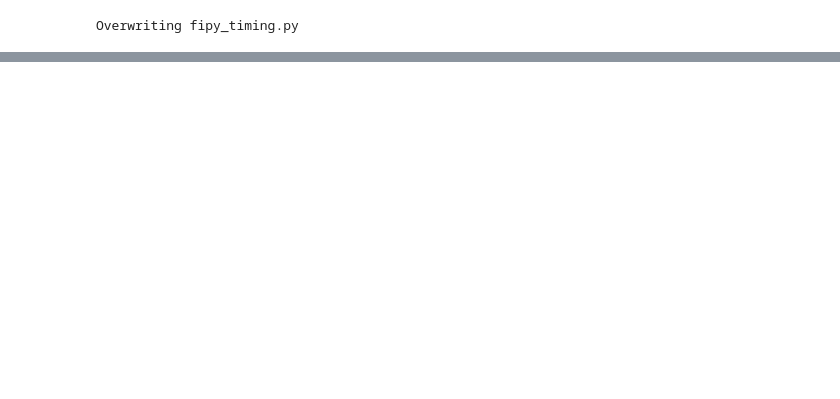
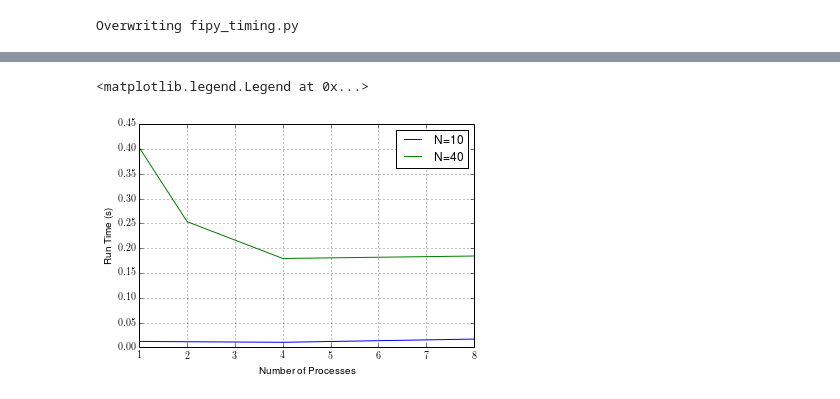
Before and after one commit to wd15/smt-demo, a Jupyter notebook: demo.ipynb, the cells around one changed output, grey strips where cells are left out. Cells and saved outputs as stored; diff of their text form; code cells hidden in the pictures; blank space fills up the shorter version.

Commit message:
Version of demo for MGI talk.

```diff
--- a/demo.ipynb
+++ b/demo.ipynb
@@ -153,0 +233,3 @@ json_data.close()
+# %%
+columns = ['label', 'nproc', 'N', 'iterations', 'suite', 'tags']
+print df[columns].sort('nproc')
@@ -153,0 +248,5 @@ json_data.close()
+# %%
+mask2 = df.tags.map(lambda x: 'demo2' in x)
+mask3 = df.tags.map(lambda x: 'demo3' in x)
+print df[columns][mask2].sort('nproc')
+print df[columns][mask3].sort('nproc')
@@ -153,0 +264,10 @@ json_data.close()
+# %%
+import os
+
+datafiles = df['output_data'].map(lambda x: x[0]['path'])
+datapaths = df['datastore'].map(lambda x: x['parameters']['root'])
+data = [np.loadtxt(os.path.join(x, y)) for x, y in zip(datapaths, datafiles)]
+df['run_time'] = [min(d) for d in data]
+# %%
+columns.append('run_time')
+print df[columns].sort('nproc')
@@ -153,0 +286,11 @@ json_data.close()
+# %%
+df2 = df[mask2]
+df3 = df[mask3]
+ax = df2.plot('nproc', 'run_time', label='N={0}'.format(df2.N.iat[0]))
+df3.plot('nproc', 'run_time', ylim=0, ax=ax, label='N={0}'.format(df3.N.iat[0]))
+plt.ylabel('Run Time (s)')
+plt.xlabel('Number of Processes')
+plt.legend()
+# %% [output]
+<matplotlib.legend.Legend at 0x...>
+[figure, added]
```
Also changed, not shown: parts of 32 cells of this notebook, 2 other files.
